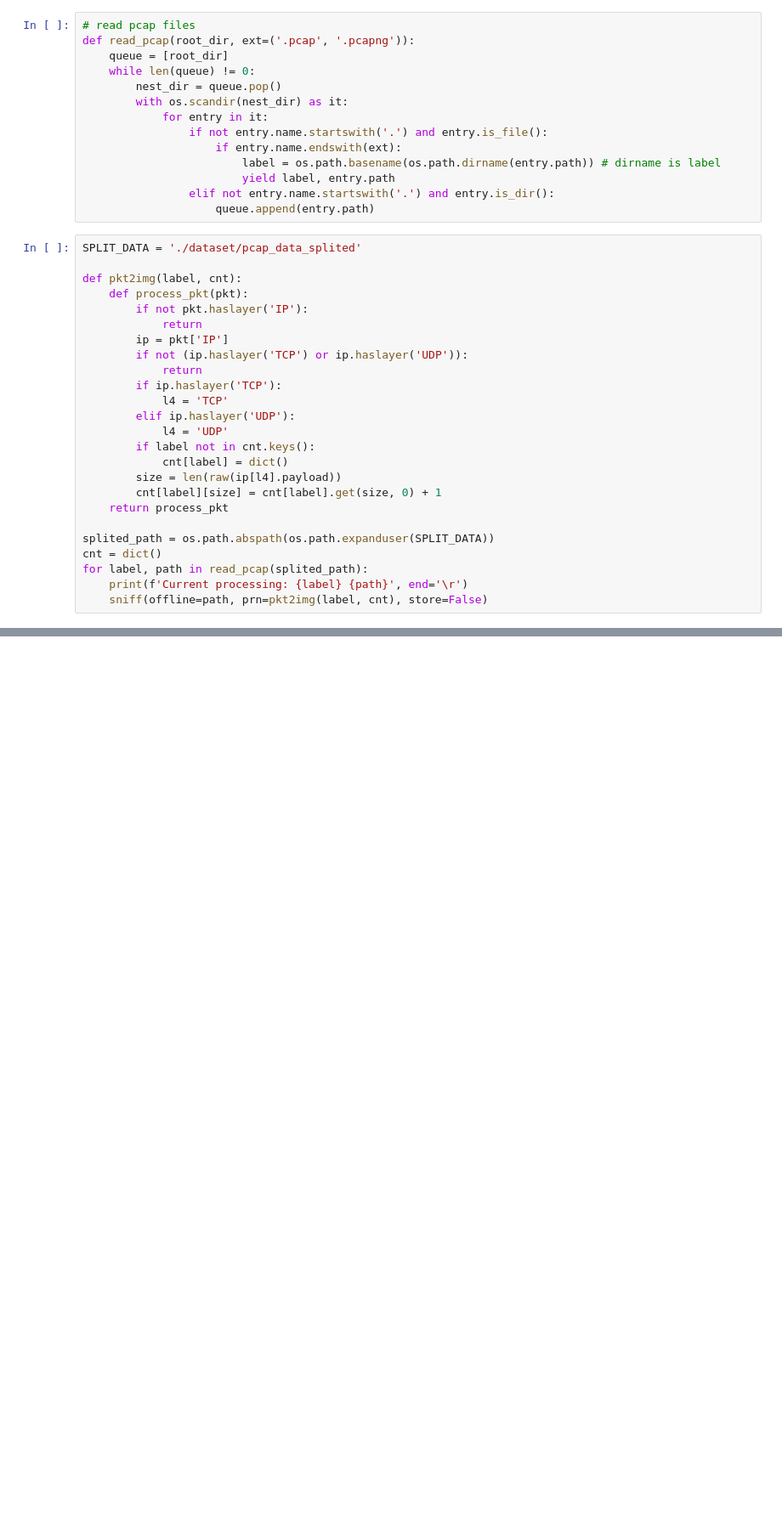
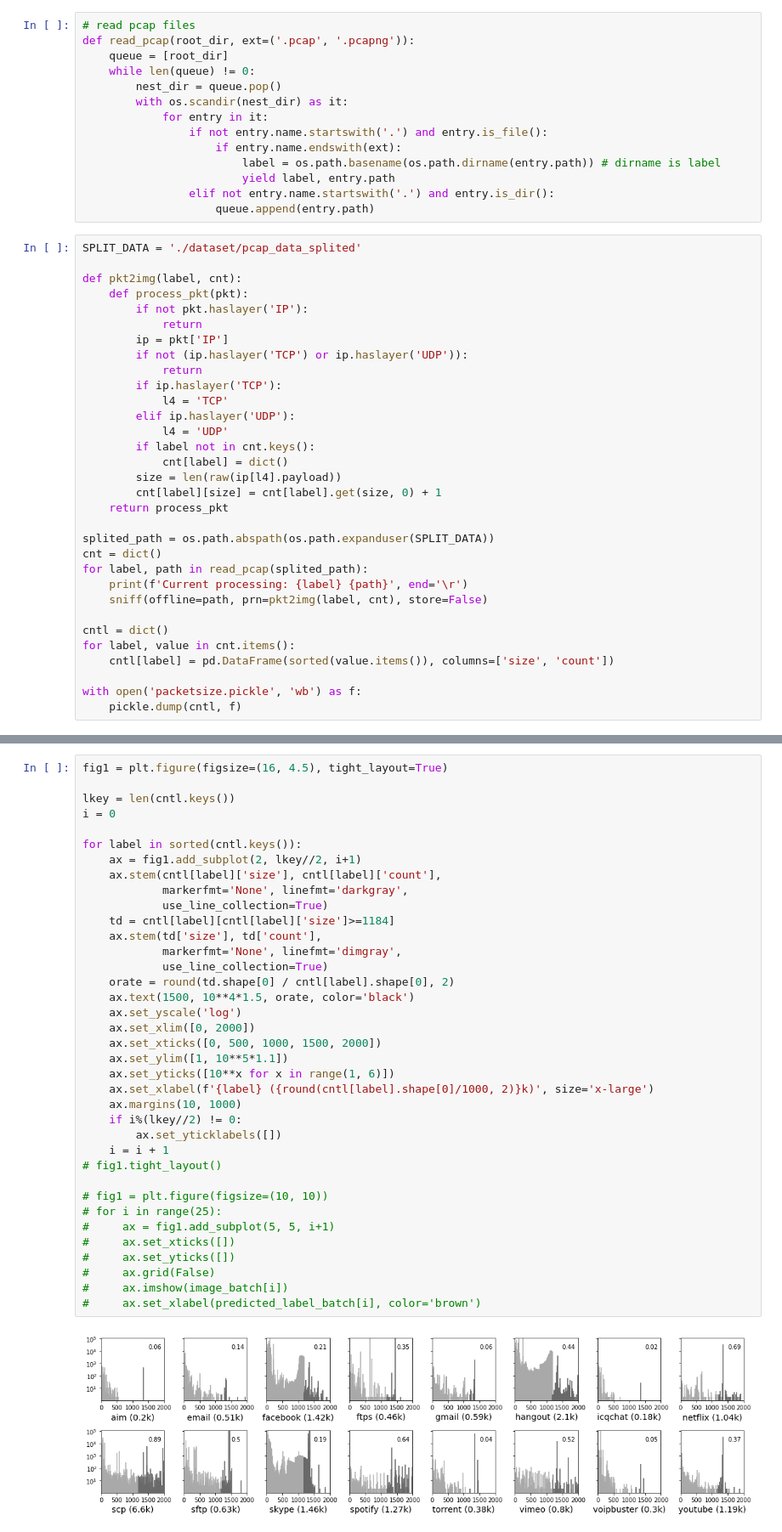
Before and after one commit to munhyunsu/tff-app, a Jupyter notebook: 99-Metadata_Analysis_ISCX.ipynb, the cells around one changed output, grey strips where cells are left out. Shown at 85% size. Drawn from its saved outputs; the diff is of its cells as text; blank space fills up the shorter version.

Commit message:
packet counts

```diff
--- a/99-Metadata_Analysis_ISCX.ipynb
+++ b/99-Metadata_Analysis_ISCX.ipynb
@@ -45,4 +49,11 @@ cnt = dict()
 for label, path in read_pcap(splited_path):
     print(f'Current processing: {label} {path}', end='\r')
     sniff(offline=path, prn=pkt2img(label, cnt), store=False)
+
+cntl = dict()
+for label, value in cnt.items():
+    cntl[label] = pd.DataFrame(sorted(value.items()), columns=['size', 'count'])
+
+with open('packetsize.pickle', 'wb') as f:
+    pickle.dump(cntl, f)
 # %% [output]
@@ -49,0 +61,39 @@ Current processing: ftps /home/harny/Github/tff-app/dataset/pcap_data_splited/ft
+# %%
+fig1 = plt.figure(figsize=(16, 4.5), tight_layout=True)
+
+lkey = len(cntl.keys())
+i = 0
+
+for label in sorted(cntl.keys()):
+    ax = fig1.add_subplot(2, lkey//2, i+1)
+    ax.stem(cntl[label]['size'], cntl[label]['count'],
+            markerfmt='None', linefmt='darkgray',
+            use_line_collection=True)
+    td = cntl[label][cntl[label]['size']>=1184]
+    ax.stem(td['size'], td['count'],
+            markerfmt='None', linefmt='dimgray',
+            use_line_collection=True)
+    orate = round(td.shape[0] / cntl[label].shape[0], 2)
+    ax.text(1500, 10**4*1.5, orate, color='black')
+    ax.set_yscale('log')
+    ax.set_xlim([0, 2000])
+    ax.set_xticks([0, 500, 1000, 1500, 2000])
+    ax.set_ylim([1, 10**5*1.1])
+    ax.set_yticks([10**x for x in range(1, 6)])
+    ax.set_xlabel(f'{label} ({round(cntl[label].shape[0]/1000, 2)}k)', size='x-large')
+    ax.margins(10, 1000)
+    if i%(lkey//2) != 0:
+        ax.set_yticklabels([])
+    i = i + 1
+# fig1.tight_layout()
+
+# fig1 = plt.figure(figsize=(10, 10))
+# for i in range(25):
+#     ax = fig1.add_subplot(5, 5, i+1)
+#     ax.set_xticks([])
+#     ax.set_yticks([])
+#     ax.grid(False)
+#     ax.imshow(image_batch[i])
+#     ax.set_xlabel(predicted_label_batch[i], color='brown')
+# %% [output]
+[figure, added]
```
Also changed, not shown: parts of 4 cells of this notebook.
